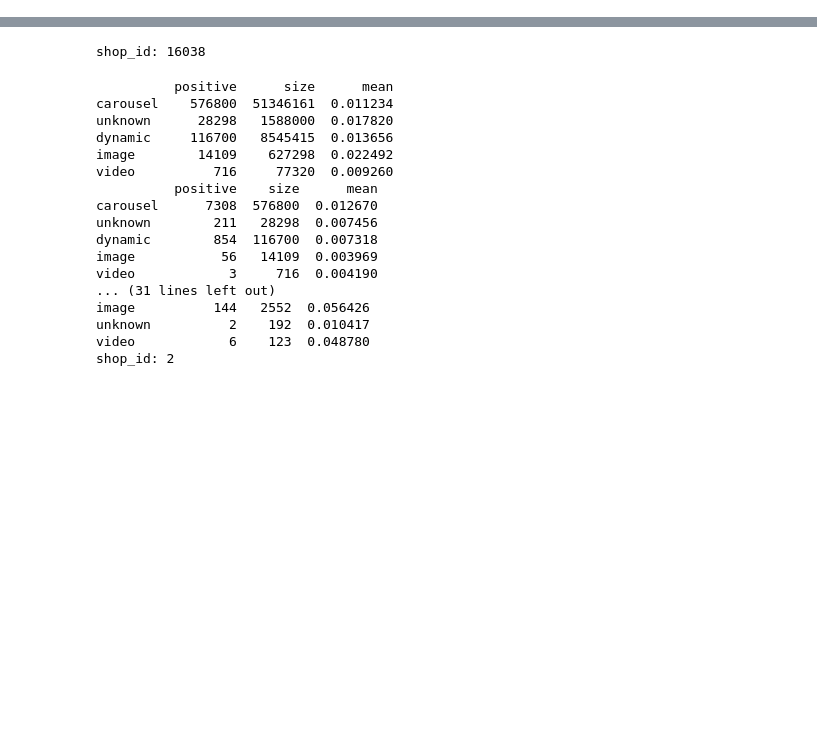
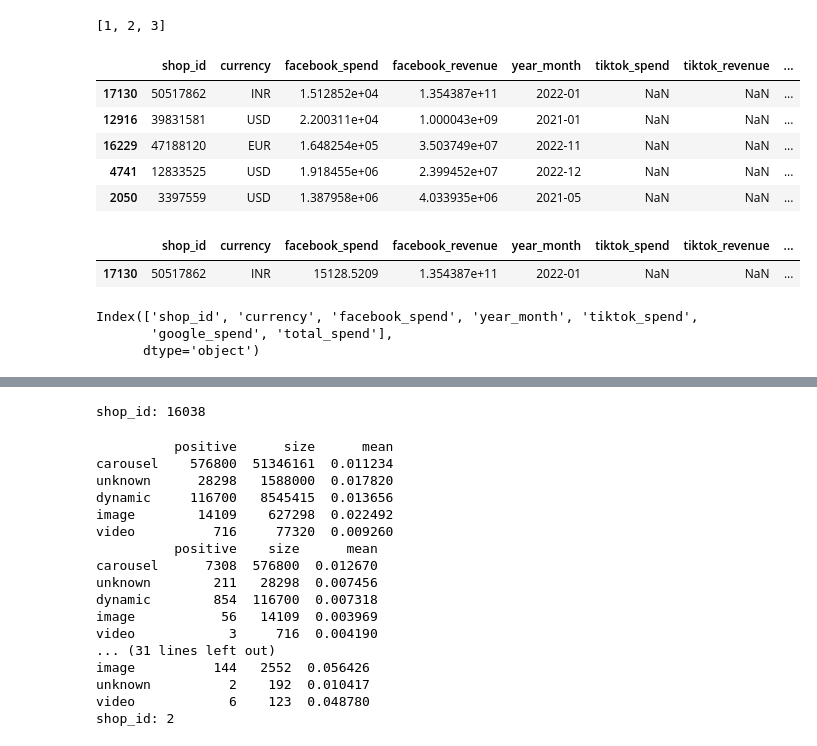
Before and after one commit to Katja-Lebesgue/premium_dashboard, a Jupyter notebook: tmp.ipynb, the cells around one changed output, grey strips where cells are left out. Drawn from its saved outputs; the diff is of its cells as text; code cells hidden in the pictures; blank space fills up the shorter version.

```diff
--- a/tmp.ipynb
+++ b/tmp.ipynb
@@ -26,0 +201,2 @@ base I am using: prod.cw6tznt1p9hq.us-east-1.rds.amazonaws.com
+# %%
+df = ping_ads_insights_all_platforms(db=db, monthly=True, columns=['spend', 'revenue'])
@@ -26,0 +209,19 @@ base I am using: prod.cw6tznt1p9hq.us-east-1.rds.amazonaws.com
+# %%
+l = [[1, 2], [3]]
+sum(l, [])
+# %% [output]
+[1, 2, 3]
+# %%
+df.sort_values('facebook_revenue', ascending=False).head()
+# %% [output]
+|  | shop_id | currency | facebook_spend | facebook_revenue | year_month | tiktok_spend | tiktok_revenue | ... |
+| 17130 | 50517862 | INR | 1.512852e+04 | 1.354387e+11 | 2022-01 | NaN | NaN | ... |
+| 12916 | 39831581 | USD | 2.200311e+04 | 1.000043e+09 | 2021-01 | NaN | NaN | ... |
+| 16229 | 47188120 | EUR | 1.648254e+05 | 3.503749e+07 | 2022-11 | NaN | NaN | ... |
+| 4741 | 12833525 | USD | 1.918455e+06 | 2.399452e+07 | 2022-12 | NaN | NaN | ... |
+| 2050 | 3397559 | USD | 1.387958e+06 | 4.033935e+06 | 2021-05 | NaN | NaN | ... |
+# %%
+df[df.facebook_revenue == df.facebook_revenue.max()]
+# %% [output]
+|  | shop_id | currency | facebook_spend | facebook_revenue | year_month | tiktok_spend | tiktok_revenue | ... |
+| 17130 | 50517862 | INR | 15128.5209 | 1.354387e+11 | 2022-01 | NaN | NaN | ... |
@@ -26,0 +231,6 @@ base I am using: prod.cw6tznt1p9hq.us-east-1.rds.amazonaws.com
+# %%
+df.columns
+# %% [output]
+Index(['shop_id', 'currency', 'facebook_spend', 'year_month', 'tiktok_spend',
+       'google_spend', 'total_spend'],
+      dtype='object')
```
Also changed, not shown: parts of 17 cells of this notebook, 4 other files.
